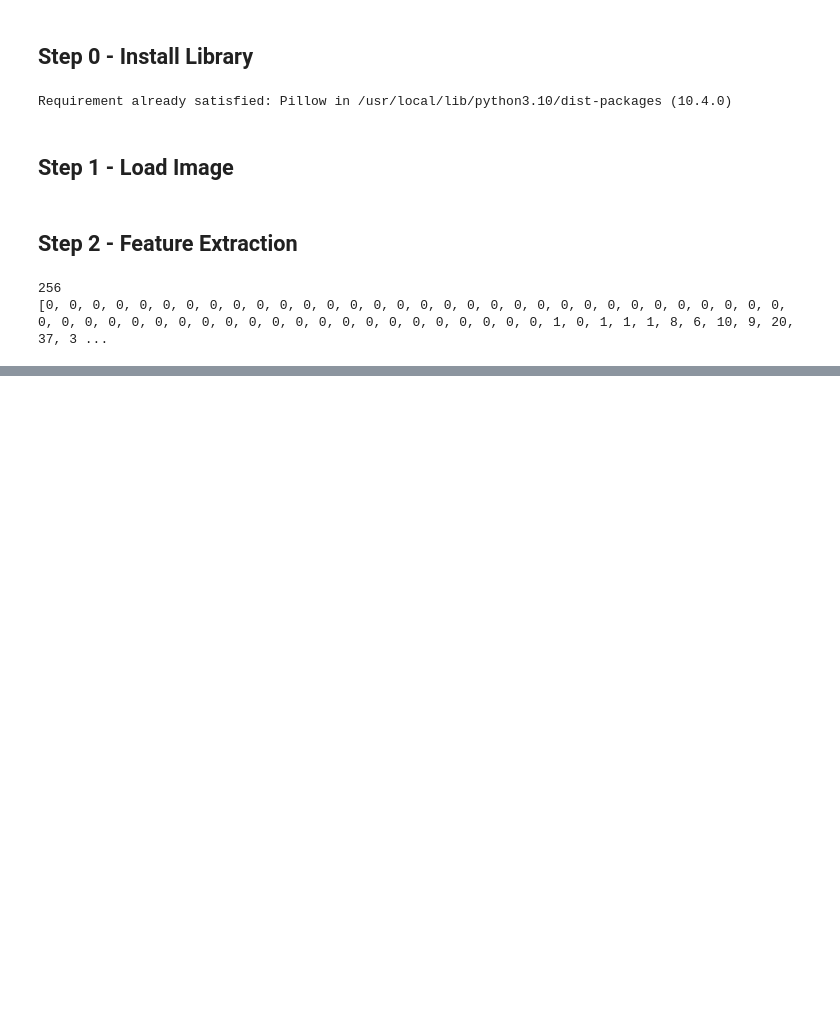
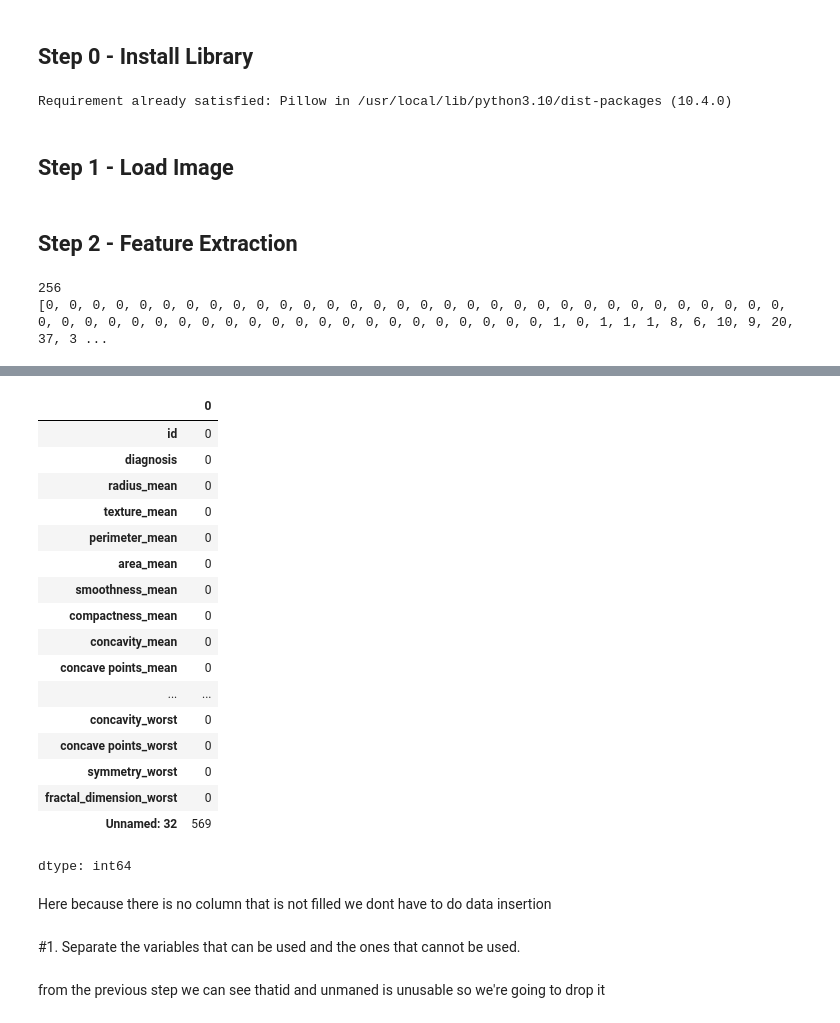
Before and after one commit to integer-class/machine-learning, a Jupyter notebook: Muhammad_Baihaqi_Aulia_Asyari/jobsheet-2.ipynb, the cells around one changed output, grey strips where cells are left out. Cells and saved outputs as stored; diff of their text form; code cells hidden in the pictures; blank space fills up the shorter version.

```diff
--- a/Muhammad_Baihaqi_Aulia_Asyari/jobsheet-2.ipynb
+++ b/Muhammad_Baihaqi_Aulia_Asyari/jobsheet-2.ipynb
@@ -467,0 +503,27 @@ print(r.histogram())
+# %%
+df.isnull().sum()
+# %% [output]
+|  | 0 |
+| id | 0 |
+| diagnosis | 0 |
+| radius_mean | 0 |
+| texture_mean | 0 |
+| perimeter_mean | 0 |
+| area_mean | 0 |
+| smoothness_mean | 0 |
+| compactness_mean | 0 |
+| concavity_mean | 0 |
+| concave points_mean | 0 |
+| ... | ... |
+| concavity_worst | 0 |
+| concave points_worst | 0 |
+| symmetry_worst | 0 |
+| fractal_dimension_worst | 0 |
+| Unnamed: 32 | 569 |
+dtype: int64
+# %% [markdown]
+Here because there is no column that is not filled we dont have to do data insertion
+# %% [markdown]
+#1. Separate the variables that can be used and the ones that cannot be used.
+# %% [markdown]
+from the previous step we can see thatid and unmaned is unusable so we're going to drop it
```
Also changed, not shown: parts of 24 cells of this notebook.
